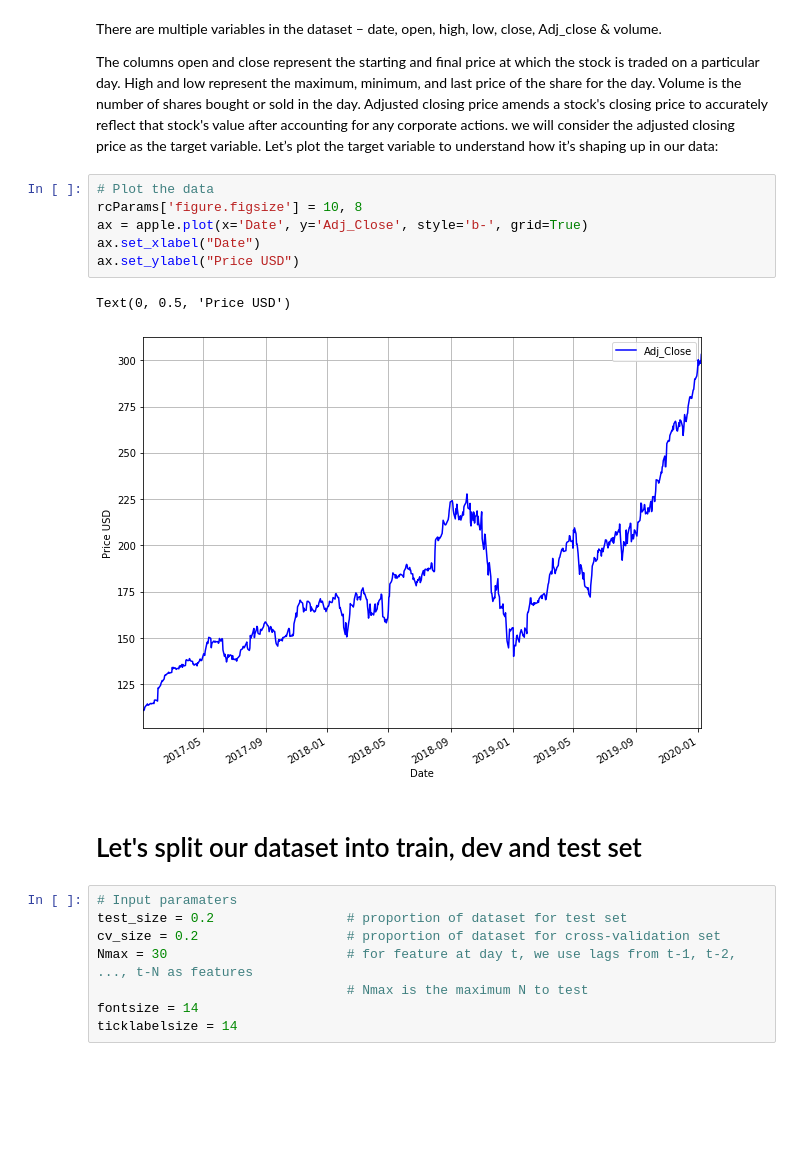
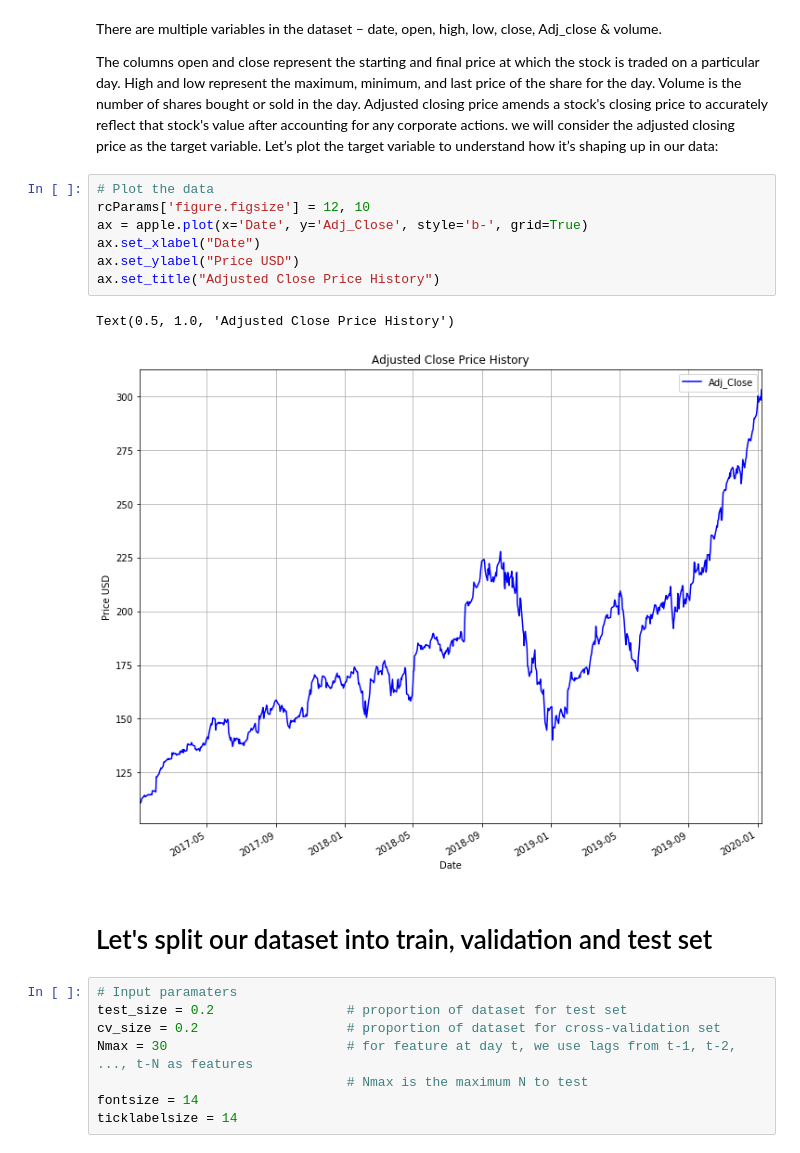
Before and after one commit to sigdelyr/ML-Project, a Jupyter notebook: apple_regression.ipynb, the cells around one changed output. Saved outputs shown, nothing was run; the diff lists cells and outputs as text; blank space fills up the shorter version.

```diff
--- a/apple_regression.ipynb
+++ b/apple_regression.ipynb
@@ -63,15 +63,16 @@ Adjusted closing price amends a stock's closing price to accurately reflect that
 we will consider the adjusted closing price as the target variable. Let’s plot the target variable to understand how it’s shaping up in our data:
 # %%
 # Plot the data
-rcParams['figure.figsize'] = 10, 8
+rcParams['figure.figsize'] = 12, 10
 ax = apple.plot(x='Date', y='Adj_Close', style='b-', grid=True)
 ax.set_xlabel("Date")
 ax.set_ylabel("Price USD")
+ax.set_title("Adjusted Close Price History")
 # %% [output]
-Text(0, 0.5, 'Price USD')
+Text(0.5, 1.0, 'Adjusted Close Price History')
-[figure, old version]
+[figure, new version]
 # %% [markdown]
-# Let's split our dataset into train, dev and test set
+# Let's split our dataset into train, validation and test set
 # %%
 # Input paramaters
 test_size = 0.2                 # proportion of dataset for test set
```
Also changed, not shown: parts of 13 cells of this notebook.
